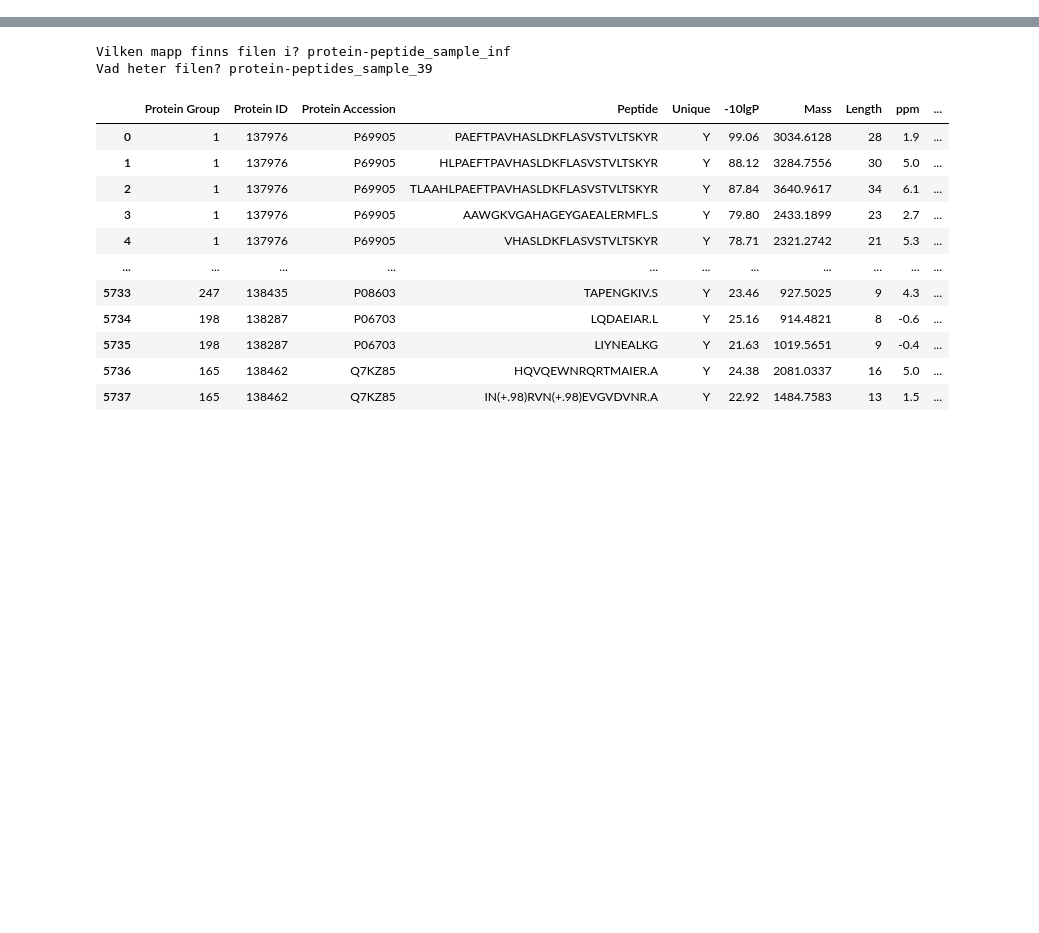
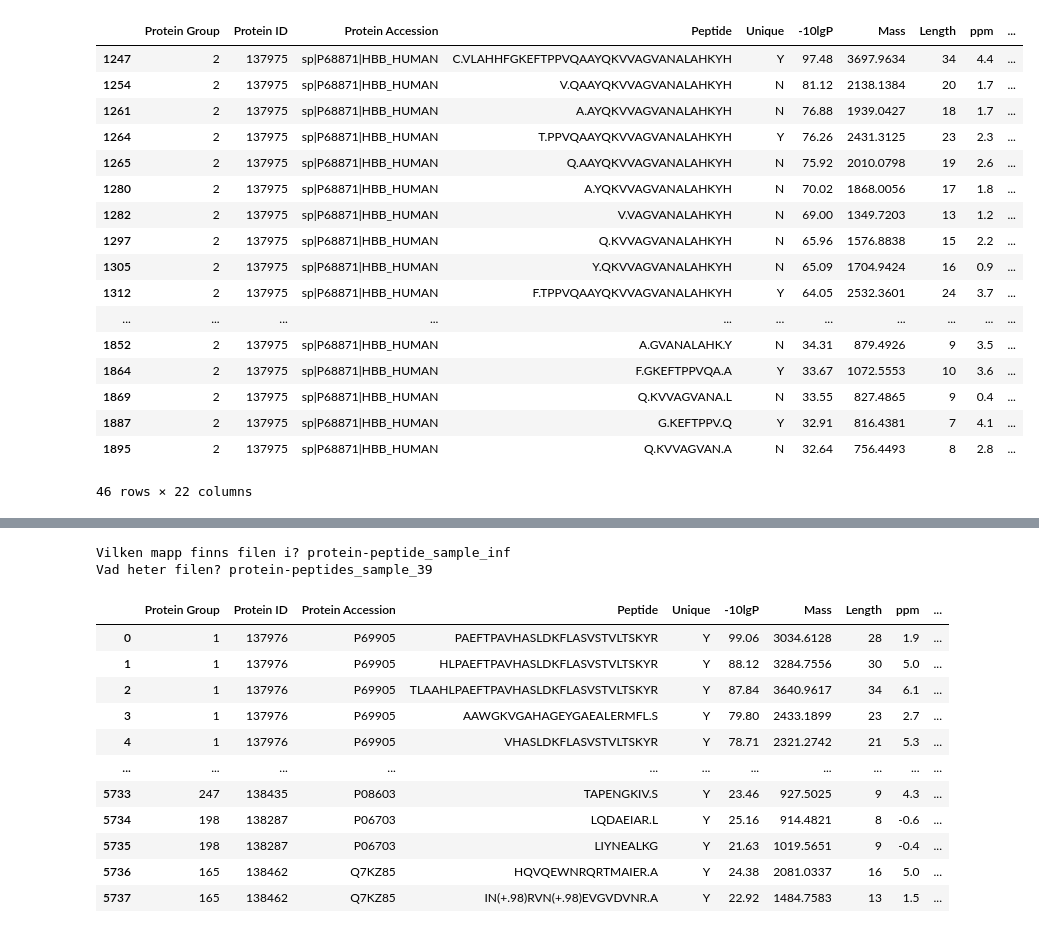
Before and after one commit to karlwallblom/peptidomic_py, a Jupyter notebook: Kalle.ipynb, the cells around one changed output, grey strips where cells are left out. Cells and saved outputs as stored; diff of their text form; code cells hidden in the pictures; blank space fills up the shorter version.

```diff
--- a/Kalle.ipynb
+++ b/Kalle.ipynb
@@ -13,0 +8,25 @@ WindowsPath('C:/Users/Kalle')
+# %%
+df= pd.read_excel('protein-peptide_sample_inf/protein-peptides_sample_39.xlsx')
+df = df.loc[(df['#Feature'] >= 4)]
+df = df.loc[(df['Protein Accession'] == 'sp|P68871|HBB_HUMAN')]
+df = df.loc[(df['Start'] >= 111)]
+df
+# %% [output]
+|  | Protein Group | Protein ID | Protein Accession | Peptide | Unique | -10lgP | Mass | Length | ppm | ... |
+| 1247 | 2 | 137975 | sp|P68871|HBB_HUMAN | C.VLAHHFGKEFTPPVQAAYQKVVAGVANALAHKYH | Y | 97.48 | 3697.9634 | 34 | 4.4 | ... |
+| 1254 | 2 | 137975 | sp|P68871|HBB_HUMAN | V.QAAYQKVVAGVANALAHKYH | N | 81.12 | 2138.1384 | 20 | 1.7 | ... |
+| 1261 | 2 | 137975 | sp|P68871|HBB_HUMAN | A.AYQKVVAGVANALAHKYH | N | 76.88 | 1939.0427 | 18 | 1.7 | ... |
+| 1264 | 2 | 137975 | sp|P68871|HBB_HUMAN | T.PPVQAAYQKVVAGVANALAHKYH | Y | 76.26 | 2431.3125 | 23 | 2.3 | ... |
+| 1265 | 2 | 137975 | sp|P68871|HBB_HUMAN | Q.AAYQKVVAGVANALAHKYH | N | 75.92 | 2010.0798 | 19 | 2.6 | ... |
+| 1280 | 2 | 137975 | sp|P68871|HBB_HUMAN | A.YQKVVAGVANALAHKYH | N | 70.02 | 1868.0056 | 17 | 1.8 | ... |
+| 1282 | 2 | 137975 | sp|P68871|HBB_HUMAN | V.VAGVANALAHKYH | N | 69.00 | 1349.7203 | 13 | 1.2 | ... |
+| 1297 | 2 | 137975 | sp|P68871|HBB_HUMAN | Q.KVVAGVANALAHKYH | N | 65.96 | 1576.8838 | 15 | 2.2 | ... |
+| 1305 | 2 | 137975 | sp|P68871|HBB_HUMAN | Y.QKVVAGVANALAHKYH | N | 65.09 | 1704.9424 | 16 | 0.9 | ... |
+| 1312 | 2 | 137975 | sp|P68871|HBB_HUMAN | F.TPPVQAAYQKVVAGVANALAHKYH | Y | 64.05 | 2532.3601 | 24 | 3.7 | ... |
+| ... | ... | ... | ... | ... | ... | ... | ... | ... | ... | ... |
+| 1852 | 2 | 137975 | sp|P68871|HBB_HUMAN | A.GVANALAHK.Y | N | 34.31 | 879.4926 | 9 | 3.5 | ... |
+| 1864 | 2 | 137975 | sp|P68871|HBB_HUMAN | F.GKEFTPPVQA.A | Y | 33.67 | 1072.5553 | 10 | 3.6 | ... |
+| 1869 | 2 | 137975 | sp|P68871|HBB_HUMAN | Q.KVVAGVANA.L | N | 33.55 | 827.4865 | 9 | 0.4 | ... |
+| 1887 | 2 | 137975 | sp|P68871|HBB_HUMAN | G.KEFTPPV.Q | Y | 32.91 | 816.4381 | 7 | 4.1 | ... |
+| 1895 | 2 | 137975 | sp|P68871|HBB_HUMAN | Q.KVVAGVAN.A | N | 32.64 | 756.4493 | 8 | 2.8 | ... |
+46 rows × 22 columns
```
Also changed, not shown: parts of 5 cells of this notebook, 9 other files.
